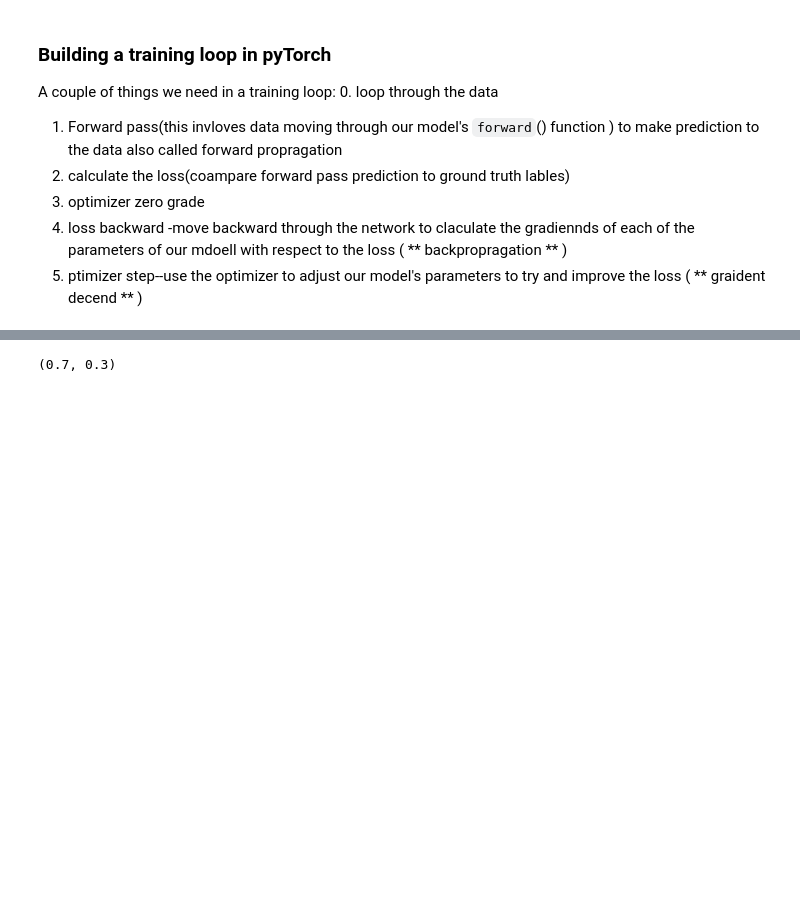
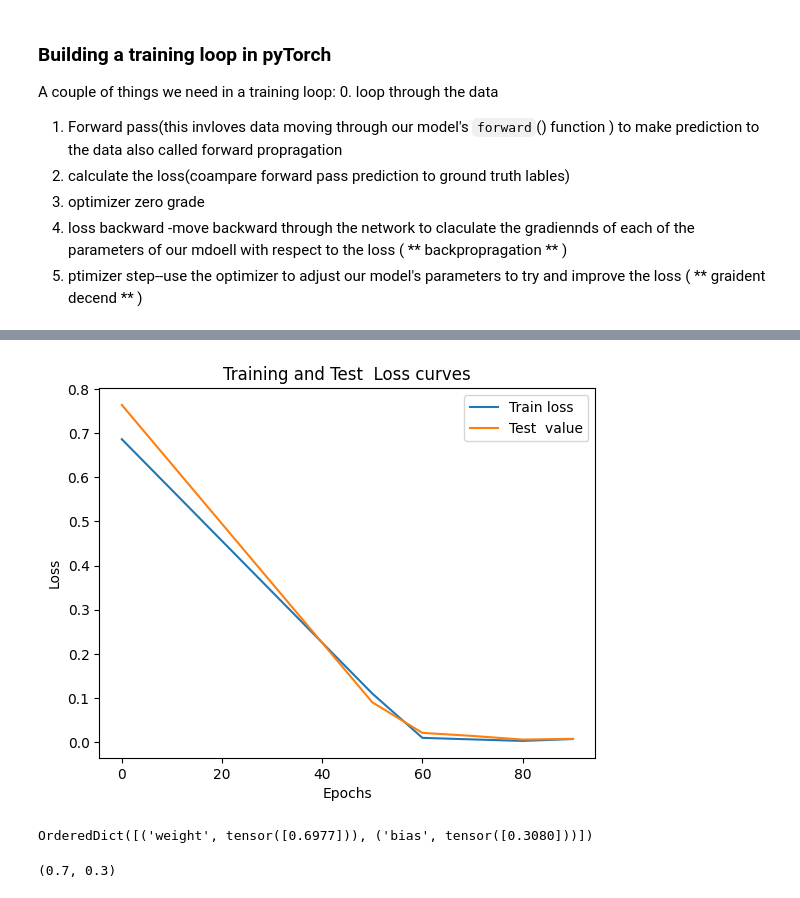
Before and after one commit to lalitbhattarai/Pytorch_Fundamentals, a Jupyter notebook: Pytorch_Workflow_class_01.ipynb, the cells around one changed output, grey strips where cells are left out. Cells and saved outputs as stored; diff of their text form; code cells hidden in the pictures; blank space fills up the shorter version.

Commit message:
Train the model to predict the correct output and save /load the model....

```diff
--- a/Pytorch_Workflow_class_01.ipynb
+++ b/Pytorch_Workflow_class_01.ipynb
@@ -397,6 +393,20 @@ OrderedDict([('weight', tensor([0.6977])), ('bias', tensor([0.3080]))])
+# %%
+#plot the loss curve
+plt.plot(epochs_count ,loss_values,label="Train loss" )
+plt.plot(epochs_count , test_loss_values ,label="Test  value" )
+plt.title("Training and Test  Loss curves")
+plt.ylabel("Loss")
+plt.xlabel("Epochs")
+plt.legend();
+# %% [output]
+[figure, added]
 # %%
 with torch.inference_mode():
   y_preds_new=model_0(X_test)
+# %%
+model_0.state_dict()
+# %% [output]
+OrderedDict([('weight', tensor([0.6977])), ('bias', tensor([0.3080]))])
 # %%
 weight,bias
 # %% [output]
```
Also changed, not shown: parts of 11 cells of this notebook.
